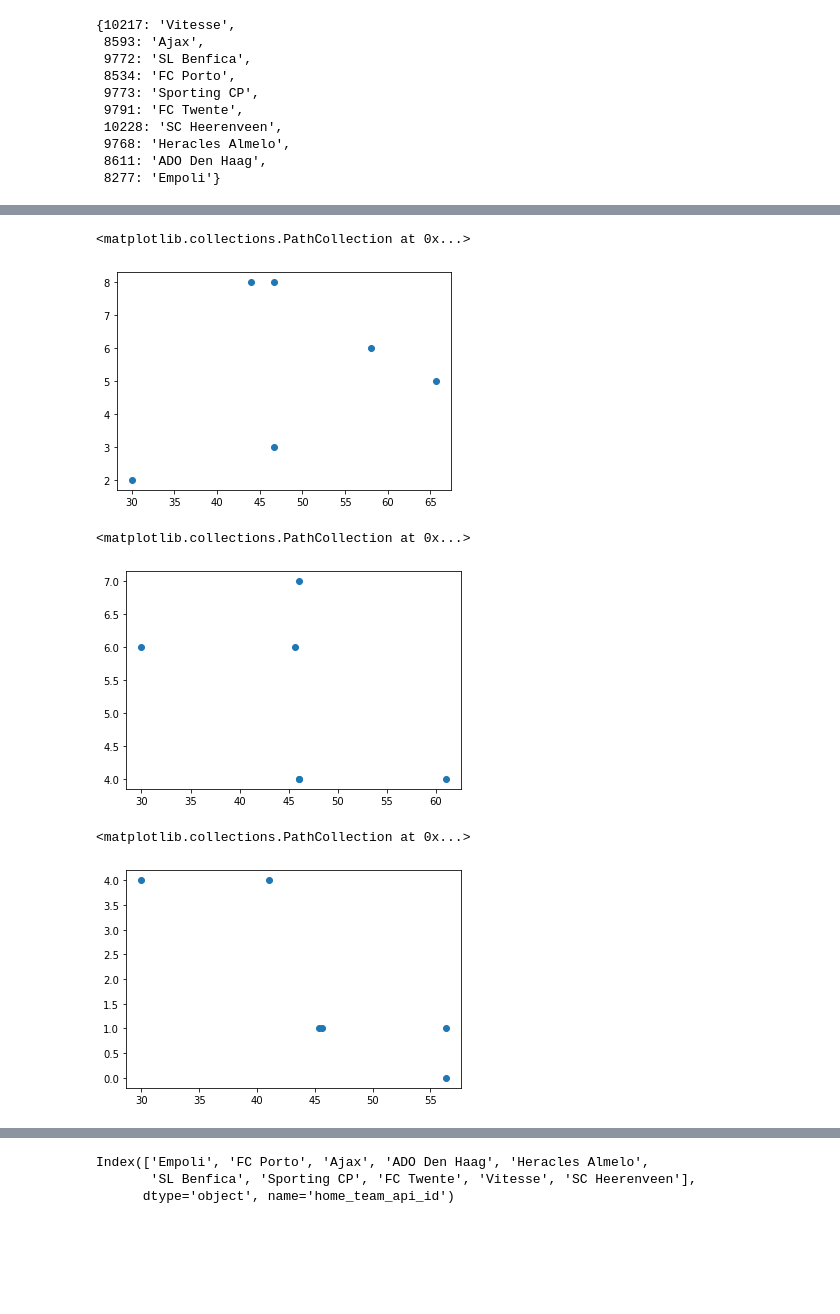
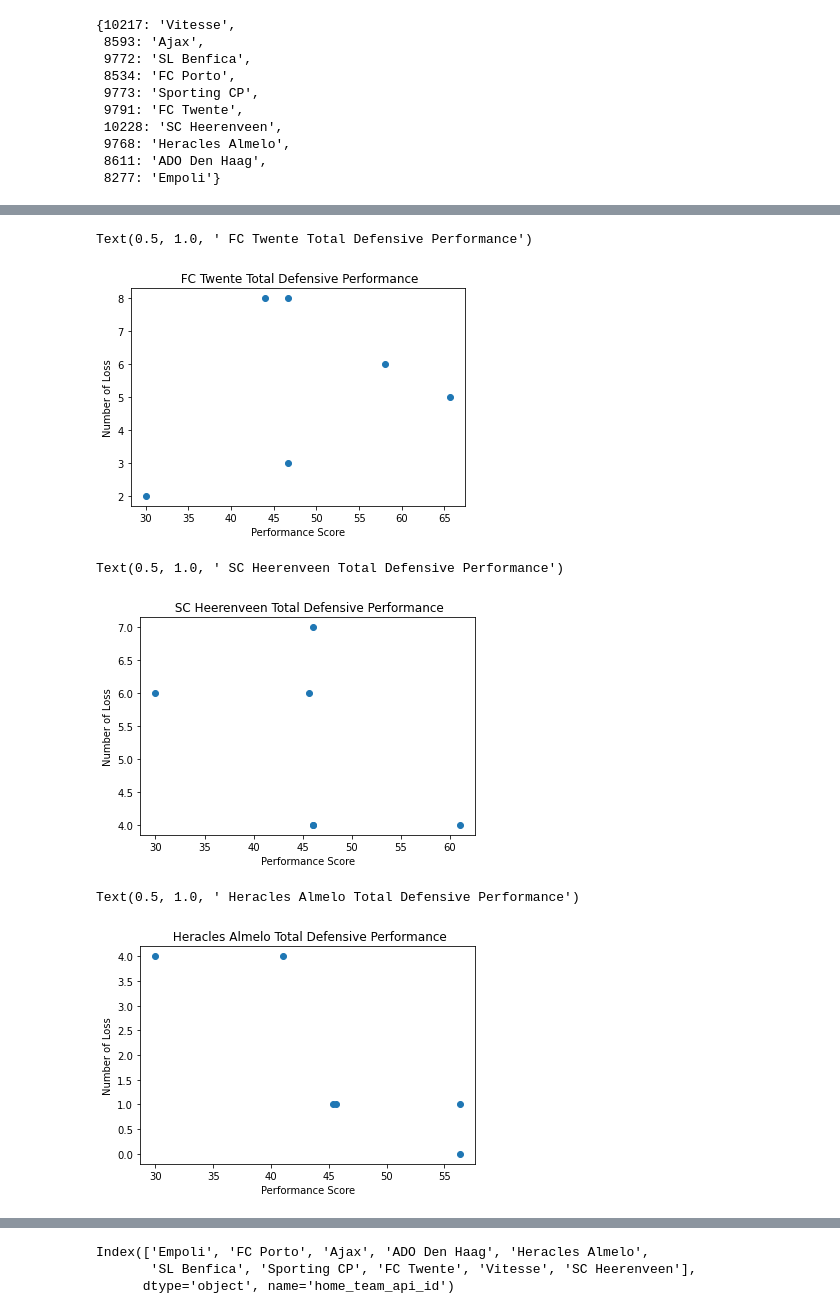
Before and after one commit to ardeshirsaadat/Investigate-a-Dataset, a Jupyter notebook: Investigate_a_Dataset.ipynb, the cells around one changed output, grey strips where cells are left out. Cells and saved outputs as stored; diff of their text form; code cells hidden in the pictures; blank space fills up the shorter version.

```diff
--- a/Investigate_a_Dataset.ipynb
+++ b/Investigate_a_Dataset.ipynb
@@ -620,17 +622,26 @@ plt.scatter(most_improved_teams_stats.loc['Sporting CP']["total_defensive_perfor
 # %%
 plt.scatter(most_improved_teams_stats.loc['FC Twente']["total_defensive_performance"],most_improved_teams_loss_year_to_year.iloc[7,:])
+plt.xlabel("Performance Score")
+plt.ylabel("Number of Loss")
+plt.title(" FC Twente Total Defensive Performance")
 # %% [output]
-<matplotlib.collections.PathCollection at 0x...>
+Text(0.5, 1.0, ' FC Twente Total Defensive Performance')
-[figure, old version]
+[figure, new version]
 # %%
 plt.scatter(most_improved_teams_stats.loc['SC Heerenveen']["total_defensive_performance"],most_improved_teams_loss_year_to_year.iloc[9,:])
+plt.xlabel("Performance Score")
+plt.ylabel("Number of Loss")
+plt.title(" SC Heerenveen Total Defensive Performance")
 # %% [output]
-<matplotlib.collections.PathCollection at 0x...>
+Text(0.5, 1.0, ' SC Heerenveen Total Defensive Performance')
-[figure, old version]
+[figure, new version]
 # %%
 plt.scatter(most_improved_teams_stats.loc['Heracles Almelo']["total_defensive_performance"],most_improved_teams_loss_year_to_year.iloc[4,:])
+plt.xlabel("Performance Score")
+plt.ylabel("Number of Loss")
+plt.title(" Heracles Almelo Total Defensive Performance")
 # %% [output]
-<matplotlib.collections.PathCollection at 0x...>
+Text(0.5, 1.0, ' Heracles Almelo Total Defensive Performance')
-[figure, old version]
+[figure, new version]
 # %%
 plt.scatter(most_improved_teams_stats.loc['ADO Den Haag']["total_defensive_performance"],most_improved_teams_loss_year_to_year.iloc[3,:])
```
Also changed, not shown: parts of 43 cells of this notebook, 1 other file.
